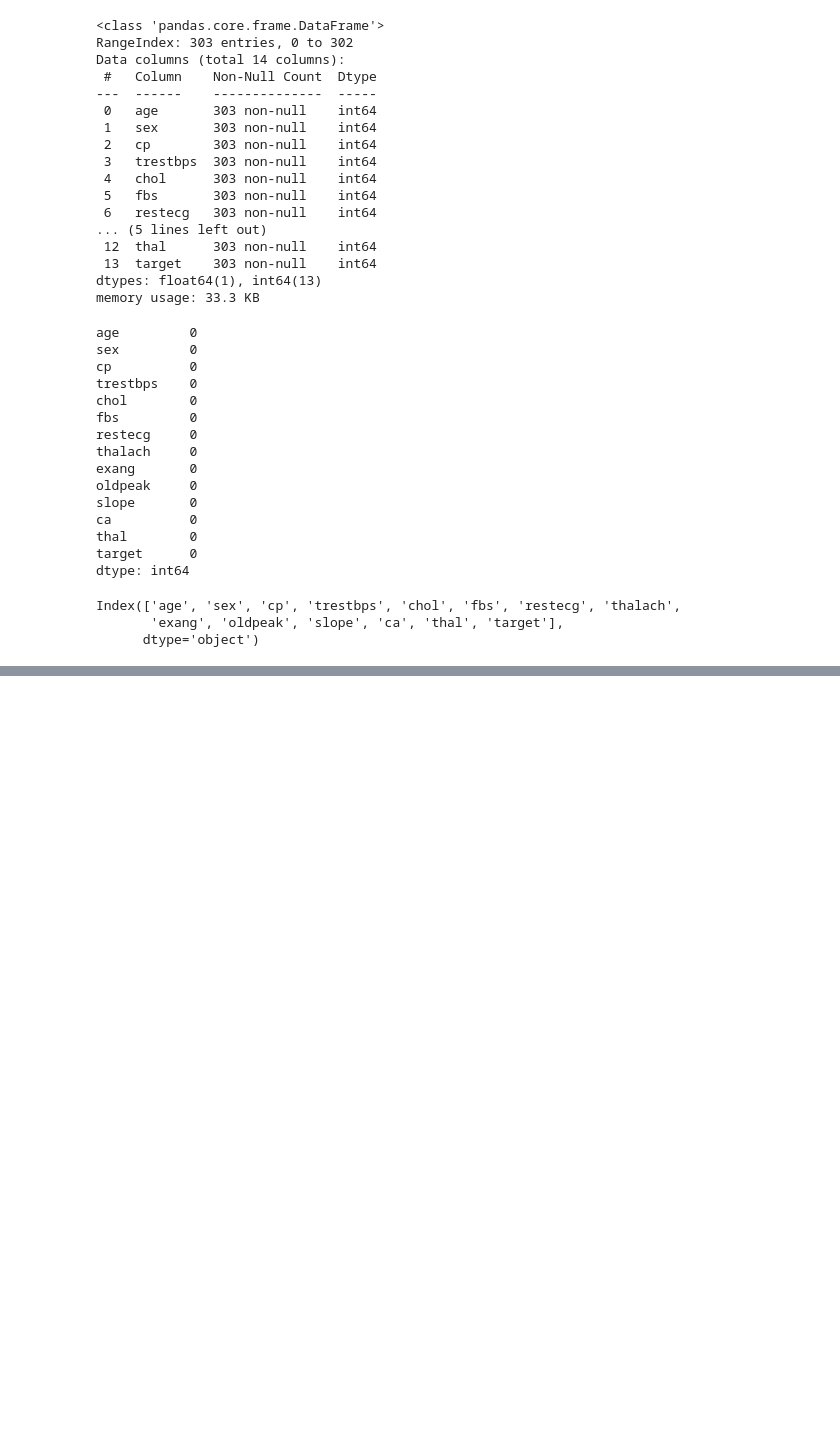
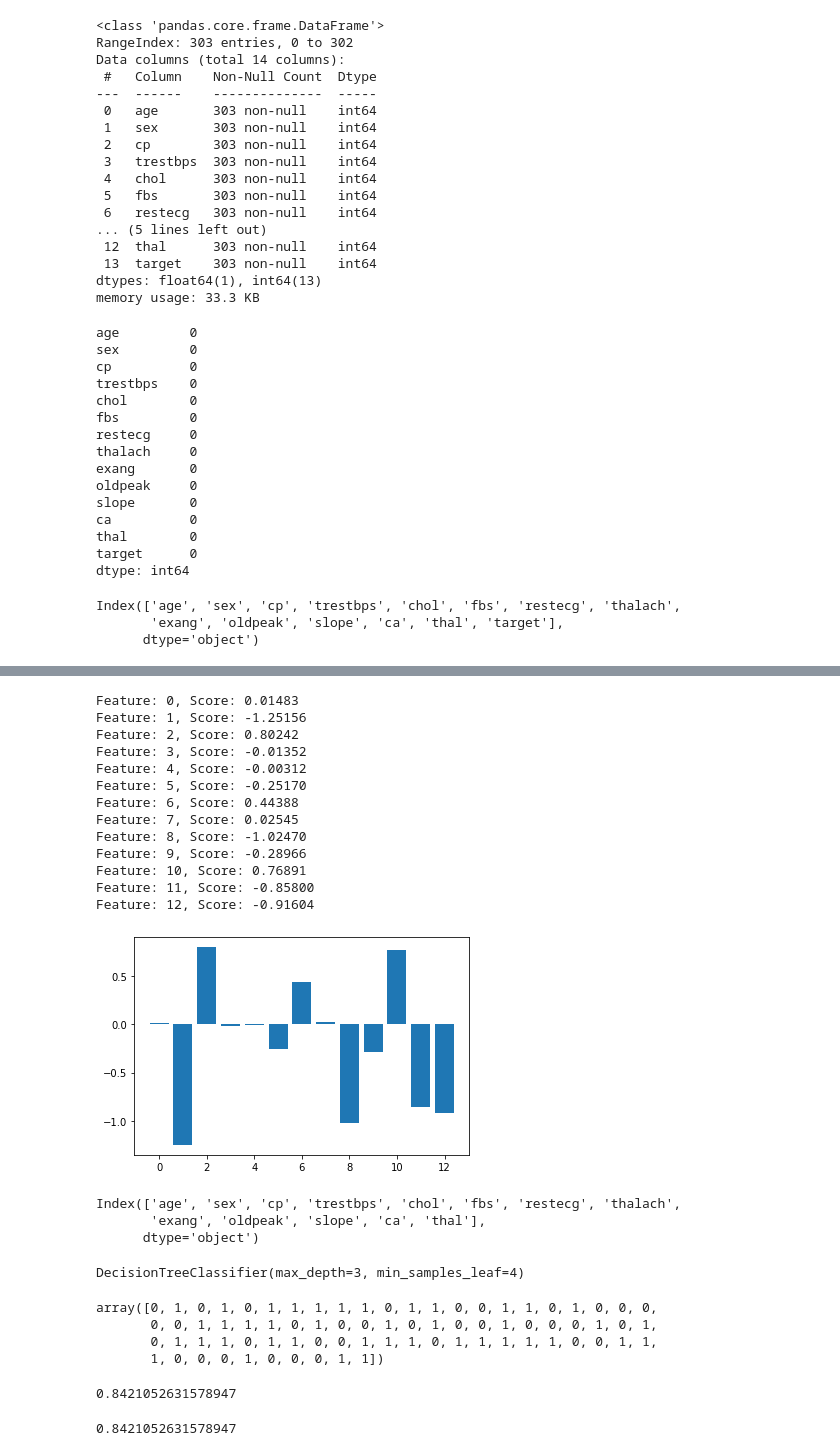
Before and after one commit to robajo12/data301_predictive_analytics_machine_learning, a Jupyter notebook: ml_projects/ml_practice_problems.ipynb, the cells around one changed output, grey strips where cells are left out. Saved outputs shown, nothing was run; the diff lists cells and outputs as text; code cells hidden in the pictures; blank space fills up the shorter version.

```diff
--- a/ml_projects/ml_practice_problems.ipynb
+++ b/ml_projects/ml_practice_problems.ipynb
@@ -105,0 +223,28 @@ sns.distplot(df)
+# %%
+from matplotlib import pyplot
+for i,v in enumerate(importance):
+  print('Feature: %0d, Score: %.5f' % (i,v))
+# plot feature importance
+pyplot.bar([x for x in range(len(importance))], importance)
+pyplot.show()
+# %% [output]
+Feature: 0, Score: 0.01483
+Feature: 1, Score: -1.25156
+Feature: 2, Score: 0.80242
+Feature: 3, Score: -0.01352
+Feature: 4, Score: -0.00312
+Feature: 5, Score: -0.25170
+Feature: 6, Score: 0.44388
+Feature: 7, Score: 0.02545
+Feature: 8, Score: -1.02470
+Feature: 9, Score: -0.28966
+Feature: 10, Score: 0.76891
+Feature: 11, Score: -0.85800
+Feature: 12, Score: -0.91604
+[figure, added]
+# %%
+X.columns
+# %% [output]
+Index(['age', 'sex', 'cp', 'trestbps', 'chol', 'fbs', 'restecg', 'thalach',
+       'exang', 'oldpeak', 'slope', 'ca', 'thal'],
+      dtype='object')
@@ -105,0 +254,4 @@ sns.distplot(df)
+# %%
+dec_gen_model.fit(x_train,y_train)
+# %% [output]
+DecisionTreeClassifier(max_depth=3, min_samples_leaf=4)
@@ -105,0 +260,15 @@ sns.distplot(df)
+# %%
+ydt_pred
+# %% [output]
+array([0, 1, 0, 1, 0, 1, 1, 1, 1, 1, 0, 1, 1, 0, 0, 1, 1, 0, 1, 0, 0, 0,
+       0, 0, 1, 1, 1, 1, 0, 1, 0, 0, 1, 0, 1, 0, 0, 1, 0, 0, 0, 1, 0, 1,
+       0, 1, 1, 1, 0, 1, 1, 0, 0, 1, 1, 1, 0, 1, 1, 1, 1, 1, 0, 0, 1, 1,
+       1, 0, 0, 0, 1, 0, 0, 0, 1, 1])
+# %%
+accuracy_score(y_test,ydt_pred)
+# %% [output]
+0.8421052631578947
+# %%
+dec_gen_model.score(x_test,y_test)
+# %% [output]
+0.8421052631578947
```
Also changed, not shown: parts of 52 cells of this notebook.
